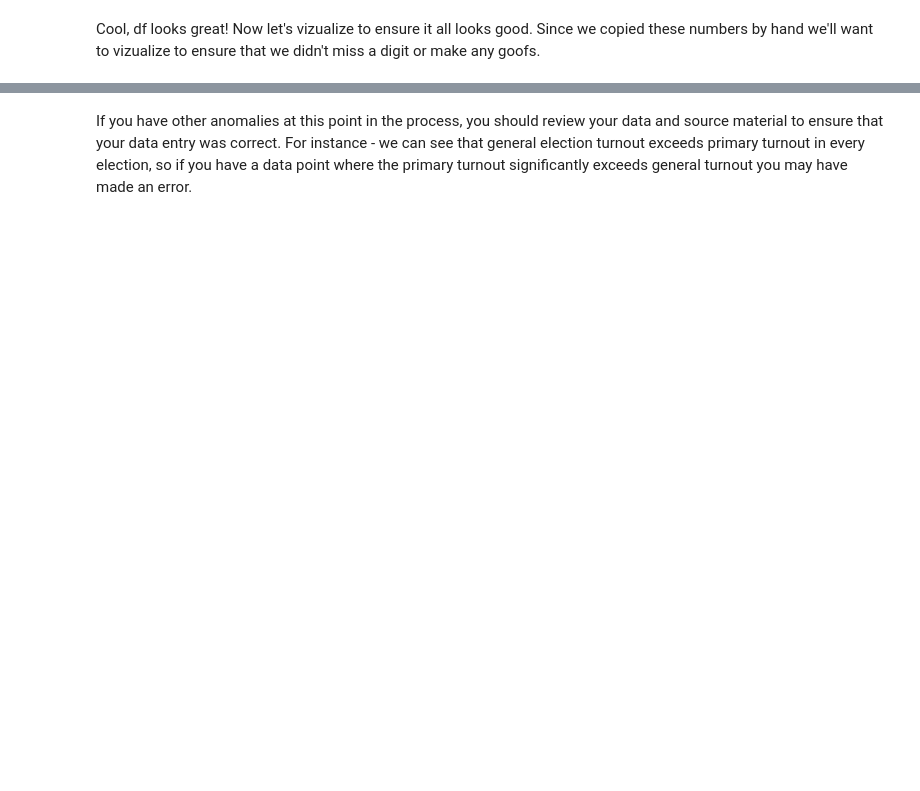
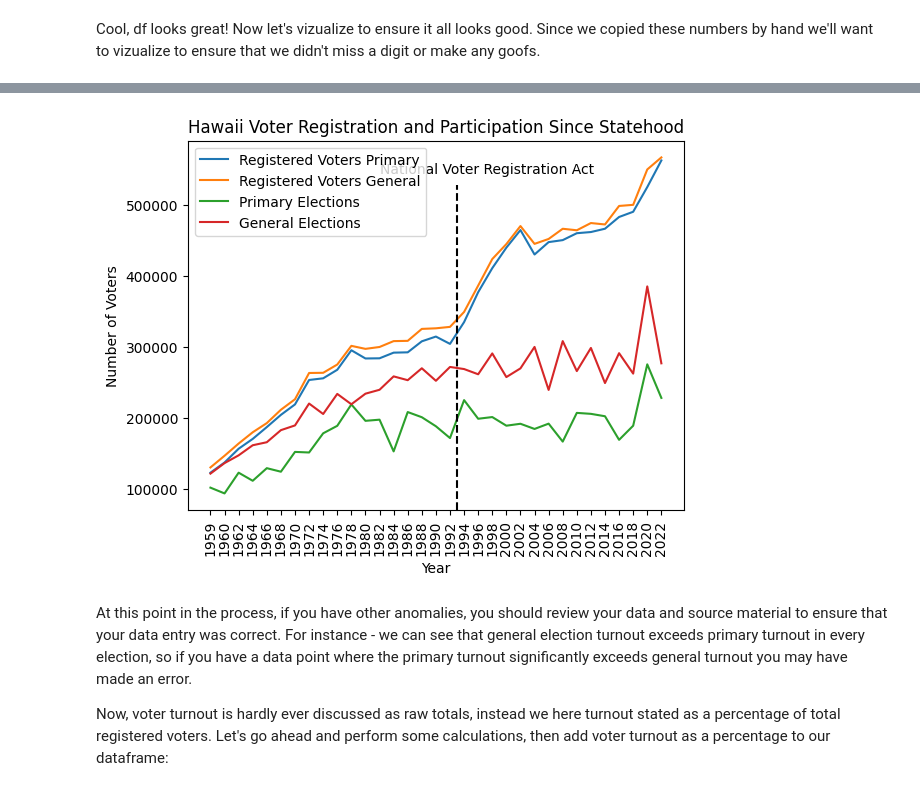
Before and after one commit to watermelondiet/Data-Exploration-in-Python, a Jupyter notebook: VR_trends_notebook.ipynb, the cells around one changed output, grey strips where cells are left out. Drawn from its saved outputs; the diff is of its cells as text; code cells hidden in the pictures; blank space fills up the shorter version.

```diff
--- a/VR_trends_notebook.ipynb
+++ b/VR_trends_notebook.ipynb
@@ -63,5 +76,24 @@ Cool, in terms of elections, 2020 draws our attention immediately as an extreme
 
 No matter what municipality's data you're working with you will also observe rapid rises in the number of registered voters beginning around 1993. This is thanks to the National Voter Registration Act of 1993 (NVRA), also known as the Moter Voter Act. This act required all states to provide the opportunity to register each time a person visits the DMV. It was succesful in expanding access to the ballot box, as evidenced by the increase in registered voters. We can mark the NVRA as a point of interest on the graph:
+# %%
+plt.plot('Year','Registered_Voters_Primary', data= df, label = 'Registered Voters Primary')
+plt.plot('Year','Registered_Voters_General', data= df, label = 'Registered Voters General')
+plt.plot('Year','Voter_Turnout_Primary', data= df, label = 'Primary Elections')
+plt.plot('Year','Voter_Turnout_General', data= df, label = 'General Elections')
+plt.xticks(rotation = 90)
+plt.ylabel('Number of Voters')
+plt.xlabel('Year')
+plt.title('Hawaii Voter Registration and Participation Since Statehood')
+plt.legend()
+# Adding the implementation of the NVRA to explain the sudden spike in registration.
+plt.axvline(x = 17.5, ymin = 0, ymax = 0.88, ls = '--', color = 'black')
+plt.text(12, 545000, 'National Voter Registration Act')
+
+plt.show()
+# %% [output]
+[figure, added]
 # %% [markdown]
 
-If you have other anomalies at this point in the process, you should review your data and source material to ensure that your data entry was correct. For instance - we can see that general election turnout exceeds primary turnout in every election, so if you have a data point where the primary turnout significantly exceeds general turnout you may have made an error.
+At this point in the process, if you have other anomalies, you should review your data and source material to ensure that your data entry was correct. For instance - we can see that general election turnout exceeds primary turnout in every election, so if you have a data point where the primary turnout significantly exceeds general turnout you may have made an error.
+
+Now, voter turnout is hardly ever discussed as raw totals, instead we here turnout stated as a percentage of total registered voters. Let's go ahead and perform some calculations, then add voter turnout as a percentage to our dataframe:
```
Also changed, not shown: parts of 10 cells of this notebook.
